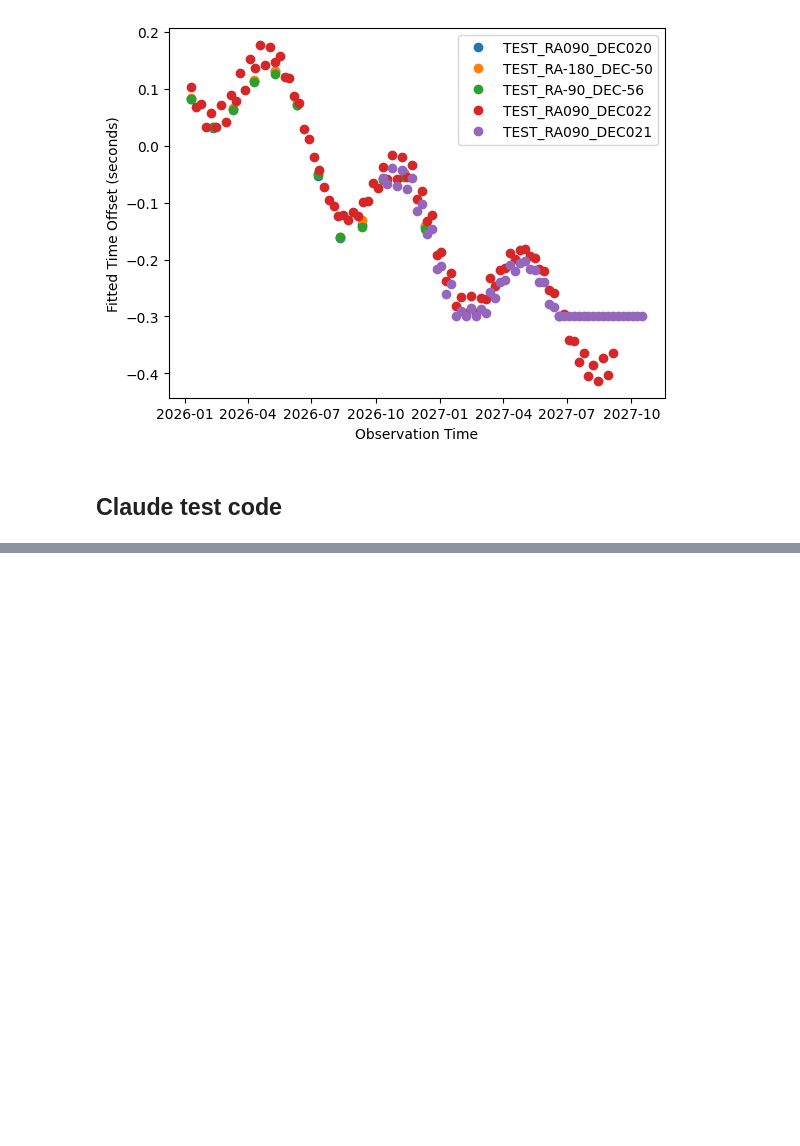
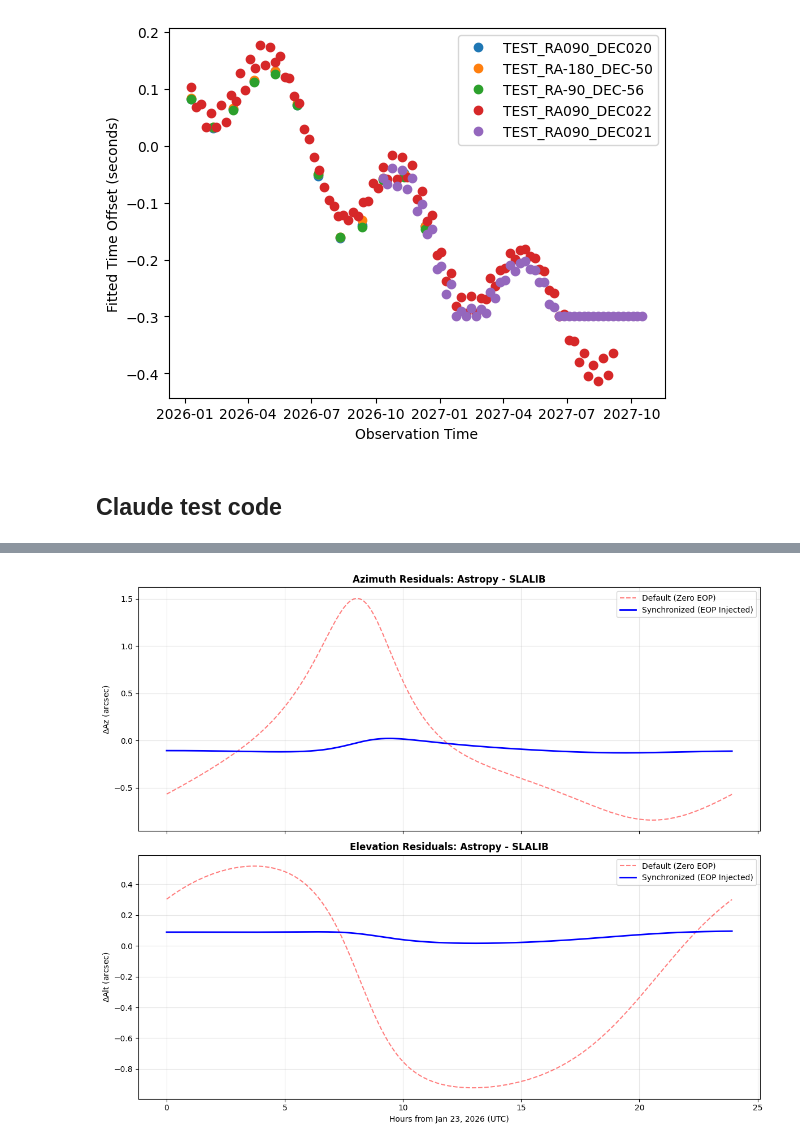
Before and after one commit to ccatobs/kosma-ocs-translator, a Jupyter notebook: utils/results_analysis_notebook.ipynb, the cells around one changed output, grey strips where cells are left out. Drawn from its saved outputs; the diff is of its cells as text; code cells hidden in the pictures; blank space fills up the shorter version.

```diff
--- a/utils/results_analysis_notebook.ipynb
+++ b/utils/results_analysis_notebook.ipynb
@@ -436,0 +446,100 @@ pyslalib_az[idx]
+# %%
+import numpy as np
+import matplotlib.pyplot as plt
+from astropy.coordinates import SkyCoord, EarthLocation, AltAz
+from astropy.time import Time
+import astropy.units as u
+from astropy.utils import iers
+
+try:
+    import pyslalib.slalib as sla
+except ImportError:
+    import slalib as sla
+
+# --- 1. SETUP DATA ---
+location = EarthLocation(x=2270350.84824463*u.m,
+                         y=-5435947.57157875*u.m,
+                         z=-2451045.99688049*u.m)
+coord = SkyCoord(ra=180*u.deg, dec=-50*u.deg, frame='icrs')
+
+base_time = Time('2026-01-23T00:00:00', scale='utc')
+time_offsets = np.arange(0, 24*60, 5) * u.min
+times = base_time + time_offsets
+
+# --- 2. VECTORIZED EOP EXTRACTION ---
+iers_a = iers.IERS_A.open()
+xp, yp = iers_a.pm_xy(times)
+dut1 = iers_a.ut1_utc(times)
+
+xp_rad = xp.to(u.rad).value
+yp_rad = yp.to(u.rad).value
+dut1_val = dut1.to(u.s).value
+
+# --- 3. CALCULATION LOOP ---
+results = {
+    'astropy': {'az': [], 'alt': []},
+    'sla_default': {'az': [], 'alt': []},
+    'sla_sync': {'az': [], 'alt': []}
+}
+
+for i, t in enumerate(times):
+    # Astropy Reference
+    altaz_frame = AltAz(obstime=t, location=location, pressure=0*u.bar)
+    ast_res = coord.transform_to(altaz_frame)
+    results['astropy']['az'].append(ast_res.az.deg)
+    results['astropy']['alt'].append(ast_res.alt.deg)
+
+    # Common Mean-to-Apparent (IAU 1976)
+    ra_app, dec_app = sla.sla_map(coord.ra.rad, coord.dec.rad, 0, 0, 0, 0, 2000.0, t.mjd)
+
+    # SLALIB Default (Zero EOP)
+    aop_def = sla.sla_aoppa(t.mjd, 0.0, location.lon.rad, location.lat.rad, location.height.value,
+                            0.0, 0.0, 283.15, 0.0, 0.0, 0.00055, 0.0065)
+    az_def, zen_def, _, _, _ = sla.sla_aopqk(ra_app, dec_app, aop_def)
+    results['sla_default']['az'].append(np.degrees(az_def) % 360.0)
+    results['sla_default']['alt'].append(90.0 - np.degrees(zen_def))
+
+    # SLALIB Synchronized (Injected EOP)
+    aop_sync = sla.sla_aoppa(t.mjd, dut1_val[i], location.lon.rad, location.lat.rad, location.height.value,
+                             xp_rad[i], yp_rad[i], 283.15, 0.0, 0.0, 0.00055, 0.0065)
+    az_sync, zen_sync, _, _, _ = sla.sla_aopqk(ra_app, dec_app, aop_sync)
+    results['sla_sync']['az'].append(np.degrees(az_sync) % 360.0)
+    results['sla_sync']['alt'].append(90.0 - np.degrees(zen_sync))
+
+# Convert to arrays for subtraction
+for k in results:
+    results[k]['az'] = np.array(results[k]['az'])
+    results[k]['alt'] = np.array(results[k]['alt'])
+
+# --- 4. RESIDUAL CALCULATION ---
+def get_diff(az1, az2): return (az1 - az2 + 180) % 360 - 180
+
+res_def_az = get_diff(results['astropy']['az'], results['sla_default']['az']) * 3600
+res_sync_az = get_diff(results['astropy']['az'], results['sla_sync']['az']) * 3600
+res_def_alt = (results['astropy']['alt'] - results['sla_default']['alt']) * 3600
+res_sync_alt = (results['astropy']['alt'] - results['sla_sync']['alt']) * 3600
+
+# --- 5. PLOTTING ---
+fig, (ax1, ax2) = plt.subplots(2, 1, figsize=(12, 10), sharex=True)
+
+# Azimuth Residuals
+ax1.plot(time_offsets.to(u.hour), res_def_az, 'r--', alpha=0.5, label='Default (Zero EOP)')
+ax1.plot(time_offsets.to(u.hour), res_sync_az, 'b-', lw=2, label='Synchronized (EOP Injected)')
+ax1.set_ylabel('$\Delta$Az (arcsec)')
+ax1.set_title('Azimuth Residuals: Astropy - SLALIB', fontweight='bold')
+ax1.grid(True, alpha=0.3)
+ax1.legend()
+
+# Elevation Residuals
+ax2.plot(time_offsets.to(u.hour), res_def_alt, 'r--', alpha=0.5, label='Default (Zero EOP)')
+ax2.plot(time_offsets.to(u.hour), res_sync_alt, 'b-', lw=2, label='Synchronized (EOP Injected)')
+ax2.set_ylabel('$\Delta$Alt (arcsec)')
+ax2.set_xlabel('Hours from Jan 23, 2026 (UTC)')
+ax2.set_title('Elevation Residuals: Astropy - SLALIB', fontweight='bold')
+ax2.grid(True, alpha=0.3)
+ax2.legend()
+
+plt.tight_layout()
+plt.show()
+# %% [output]
+[figure, added]
```
Also changed, not shown: parts of 7 cells of this notebook.
